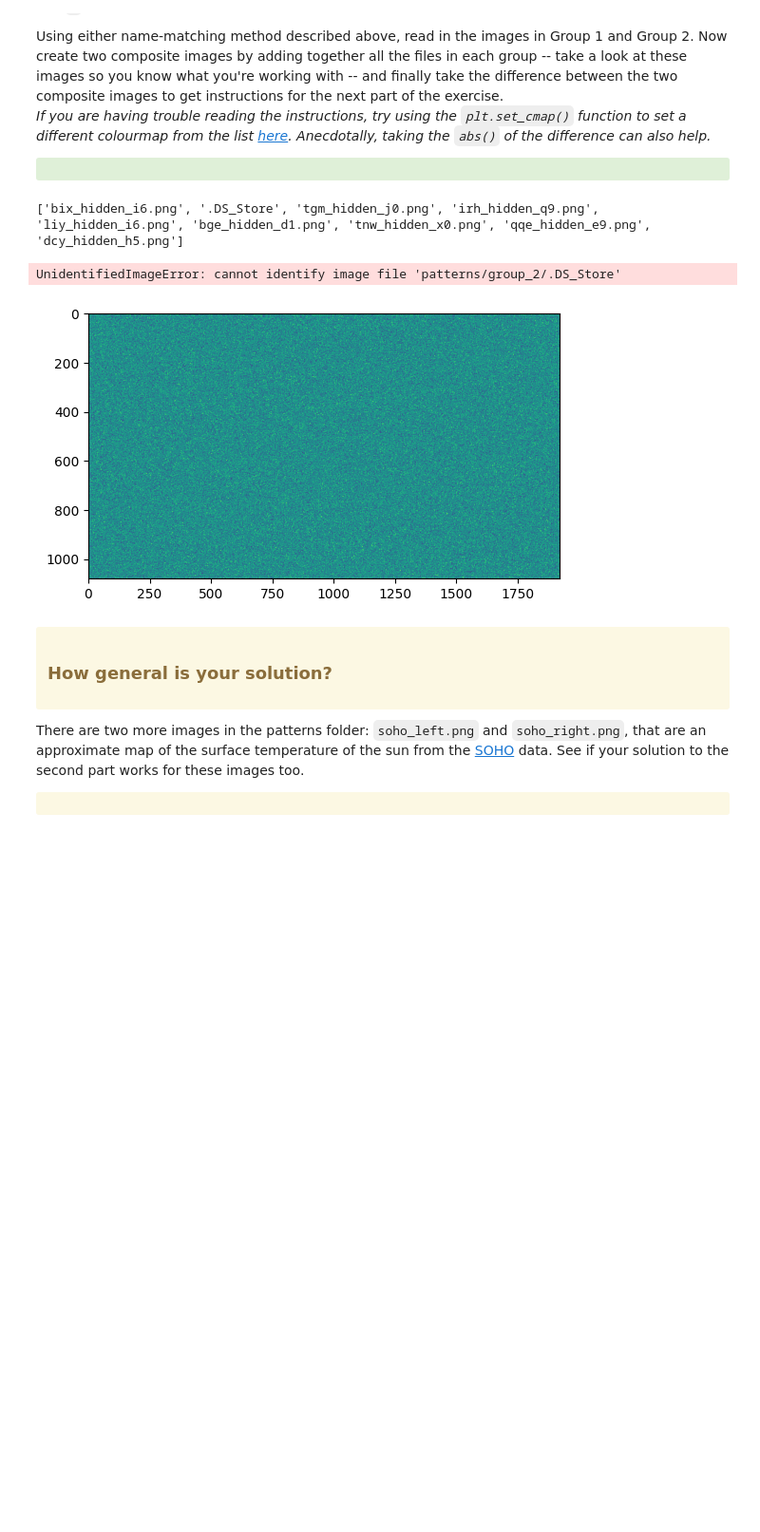
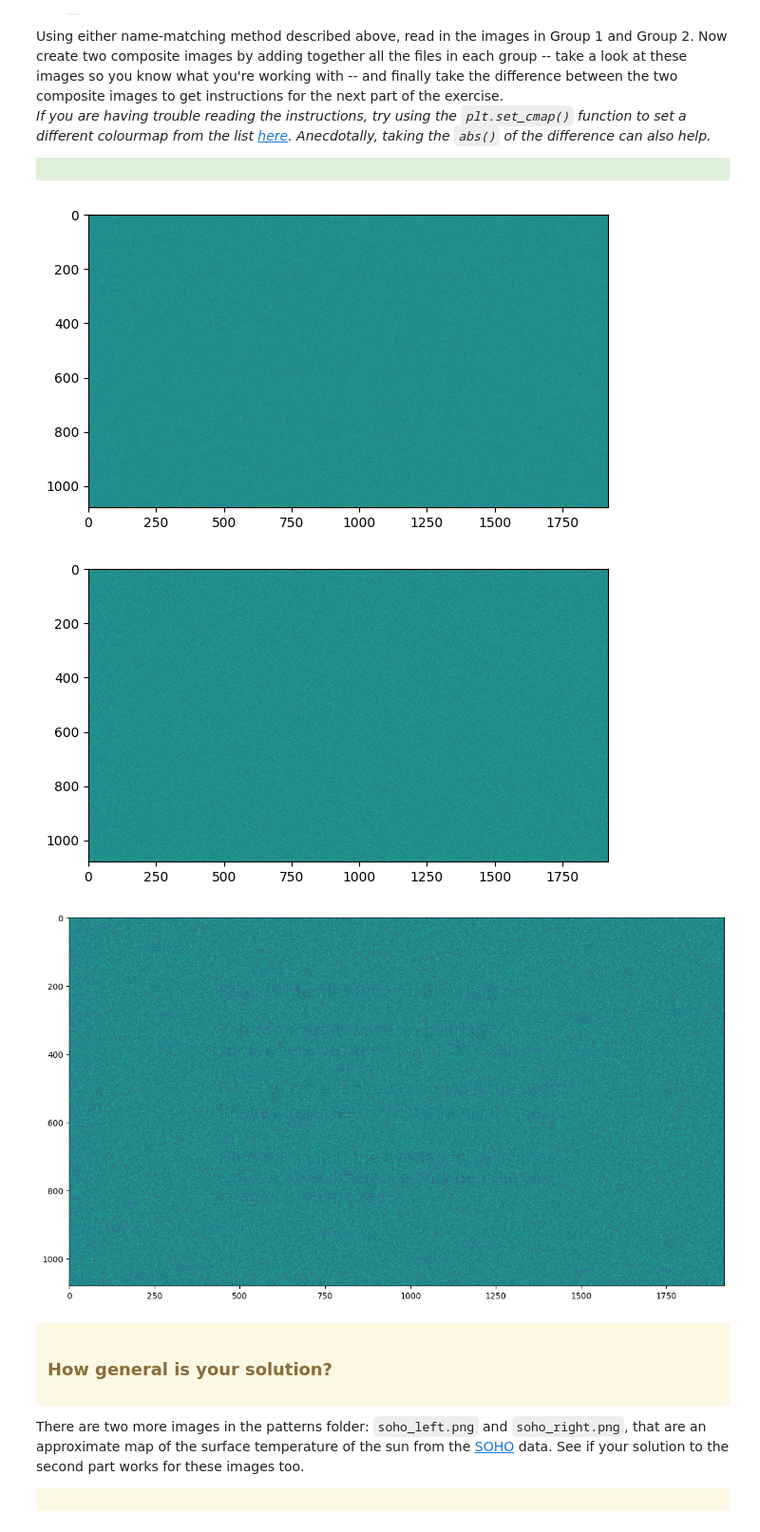
Before and after one commit to lewismcnish/Physics, a Jupyter notebook: Year_3/it_lab/1-patternmatching.ipynb, the cells around one changed output. Shown at 95% size. Saved outputs shown, nothing was run; the diff lists cells and outputs as text; code cells hidden in the pictures; blank space fills up the shorter version.

Commit message:
set images seperately for p3

```diff
--- a/Year_3/it_lab/1-patternmatching.ipynb
+++ b/Year_3/it_lab/1-patternmatching.ipynb
@@ -235,29 +235,55 @@ Using either name-matching method described above, read in the images in Group 1
 # %%
 import re
 import matplotlib.pyplot as plt
 import numpy as np
 import os
 
 # use os to move files around
 files = os.listdir("patterns/")
 
 for file in files:
     if re.search("hidden", file):
         print(file)
         os.rename("patterns/"+file, "patterns/group_2/"+file)
 
-group_1 = os.listdir("patterns/group_1/")
+group_1 = (os.listdir("patterns/group_1/"))
 group_2 = os.listdir("patterns/group_2/")
-print(group_2)
-for i in range(len(group_1)):
-    plt.imshow(plt.imread("patterns/group_1/"+group_1[i]))
-for i in range(len(group_2)):
 
-    plt.imshow(plt.imread("patterns/group_2/"+group_2[i]))
+g1 = []
+for i in np.arange(len(group_1)):
+
+    g1.append(plt.imread("patterns/group_1/"+group_1[i]))
+
+G1 = (sum(g1))
+
+plt.figure(figsize=(12,4))
+plt.set_cmap("viridis")
+plt.imshow(G1)
+
+plt.show()
+
+
+g2 = []
+for i in np.arange(len(group_2)):
+
+    g2.append(plt.imread("patterns/group_2/"+group_2[i]))
+
+G2 = (sum(g2))
+
+plt.figure(figsize=(12,4))
+plt.imshow(G2, interpolation="sinc")
+plt.show()
+
+img_final = abs(abs(G1 - G2))
+
+plt.figure(figsize=(24,8))
+plt.imshow(img_final, interpolation="hamming")
+
+plt.show()
 # %% [output]
-['bix_hidden_i6.png', '.DS_Store', 'tgm_hidden_j0.png', 'irh_hidden_q9.png', 'liy_hidden_i6.png', 'bge_hidden_d1.png', 'tnw_hidden_x0.png', 'qqe_hidden_e9.png', 'dcy_hidden_h5.png']
-UnidentifiedImageError: cannot identify image file 'patterns/group_2/.DS_Store'
-[figure, old version]
+[figure, new version]
+[figure, added]
+[figure, added]
 # %% [markdown]
 <div class="alert alert-block alert-warning">
     <h3>How general is your solution?</h3>
```
Also changed, not shown: 4 other files.
